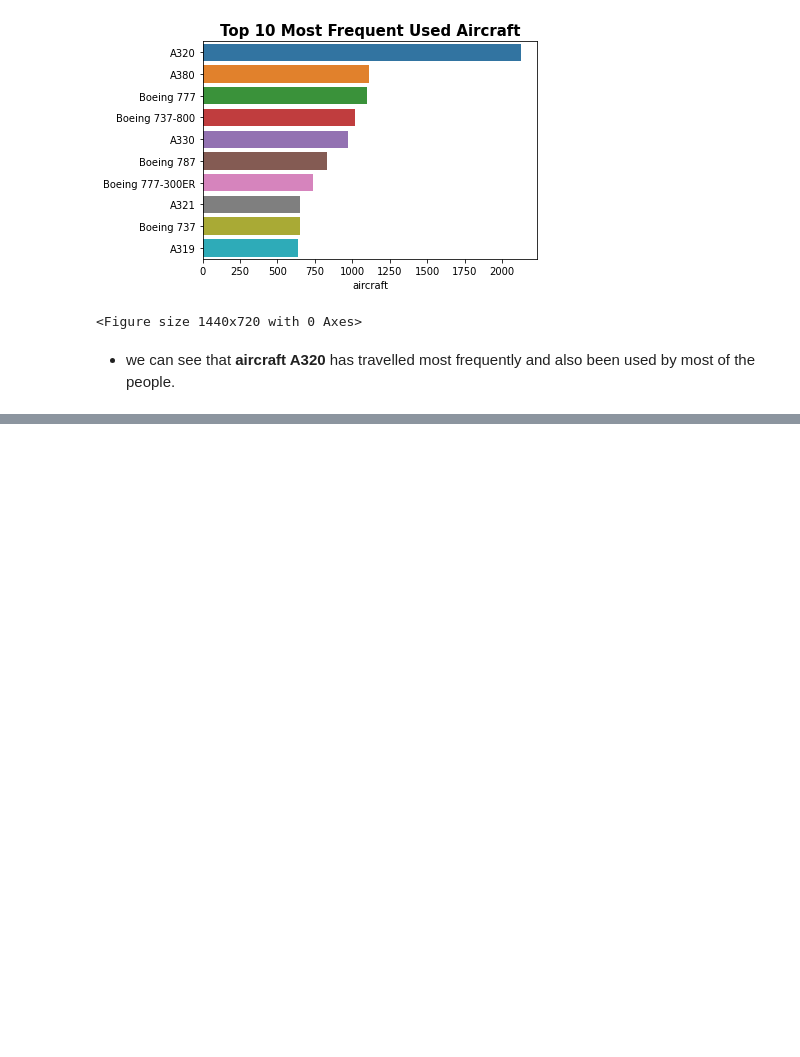
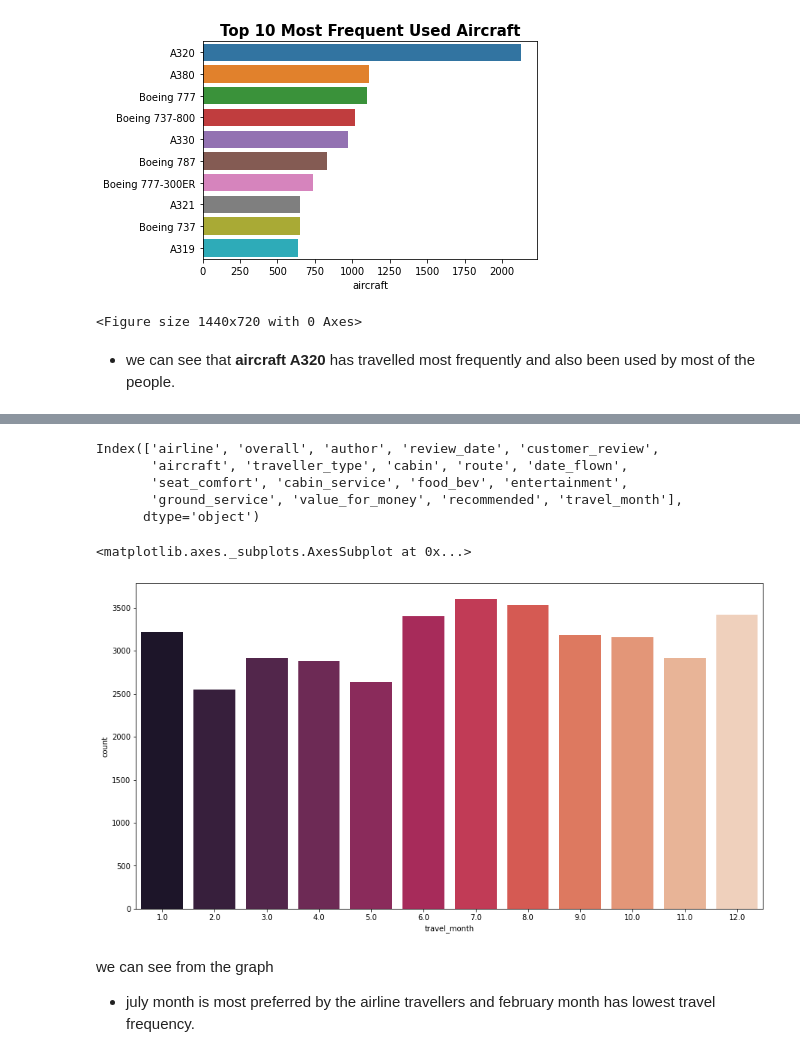
Before and after one commit to souravkarma/Sourav-Karmakar-Airline-passenger-referral-prediction, a Jupyter notebook: Sourav_Karmakar_Airline_passenger_referral_prediction.ipynb, the cells around one changed output, grey strips where cells are left out. Drawn from its saved outputs; the diff is of its cells as text; code cells hidden in the pictures; blank space fills up the shorter version.

```diff
--- a/Sourav_Karmakar_Airline_passenger_referral_prediction.ipynb
+++ b/Sourav_Karmakar_Airline_passenger_referral_prediction.ipynb
@@ -207,0 +249,24 @@ Text(0.5, 1.0, 'Top 10 Most Frequent Used Aircraft')
+# %%
+#changing the date_flown column from string to datetime format
+df['date_flown']=df['date_flown'].apply(lambda x:pd.to_datetime(x))
+# %%
+#crating new feature to store month
+df['travel_month']=df['date_flown'].dt.month
+# %%
+df.columns
+# %% [output]
+Index(['airline', 'overall', 'author', 'review_date', 'customer_review',
+       'aircraft', 'traveller_type', 'cabin', 'route', 'date_flown',
+       'seat_comfort', 'cabin_service', 'food_bev', 'entertainment',
+       'ground_service', 'value_for_money', 'recommended', 'travel_month'],
+      dtype='object')
+# %%
+# Get countplot of 'travel_month' feature
+plt.figure(figsize=(15,8))
+sns.countplot(df['travel_month'], color ='b',palette='rocket')
+# %% [output]
+<matplotlib.axes._subplots.AxesSubplot at 0x...>
+[figure, added]
+# %% [markdown]
+we can see from the graph
+* july month is most preferred by the airline travellers and february month has lowest travel frequency.
```
Also changed, not shown: parts of 15 cells of this notebook.
